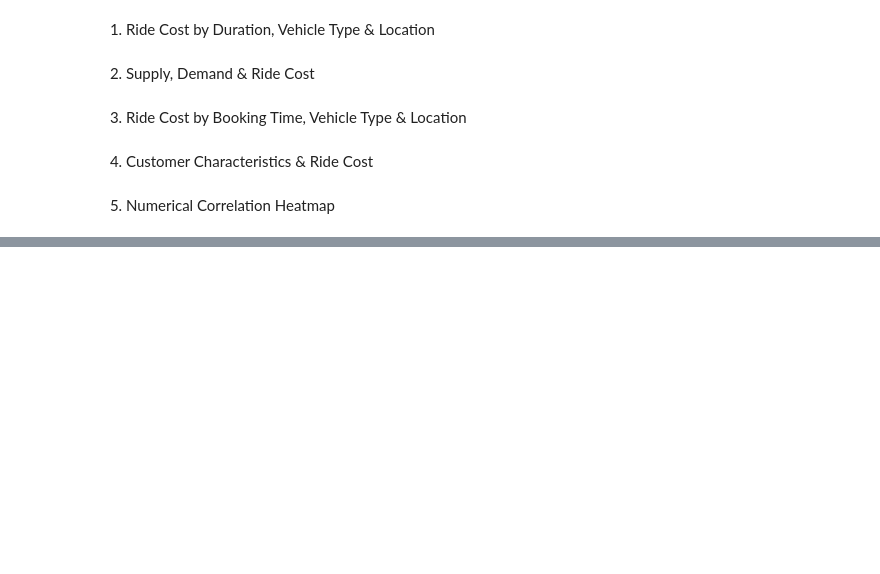
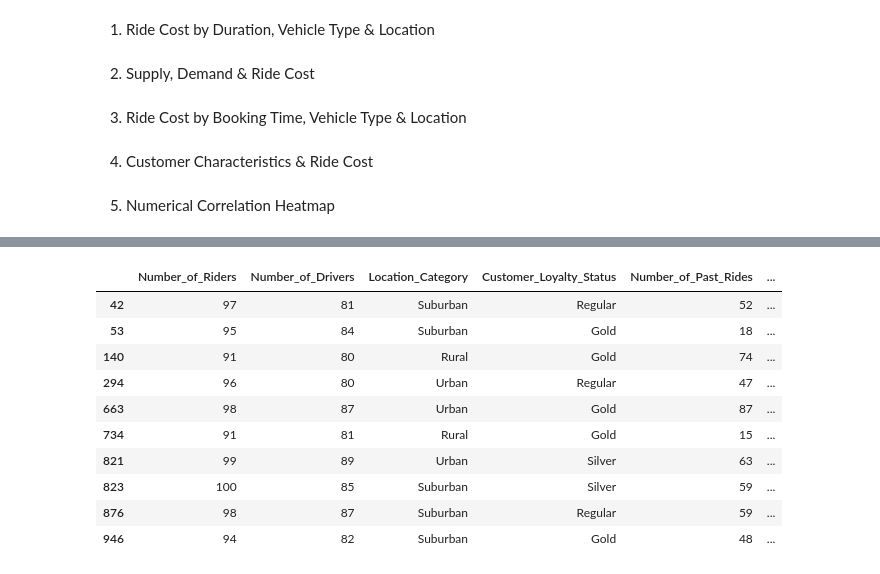
Before and after one commit to TejasMJ/Ride-Pricing-Analytics, a Jupyter notebook: notebooks/02_eda.ipynb, the cells around one changed output, grey strips where cells are left out. Saved outputs shown, nothing was run; the diff lists cells and outputs as text; code cells hidden in the pictures; blank space fills up the shorter version.

Commit message:
Outlier Analysis Completed

```diff
--- a/notebooks/02_eda.ipynb
+++ b/notebooks/02_eda.ipynb
@@ -573,0 +615,18 @@ fig.show()
+# %%
+# Inspecting potential outliers in Number_of_Drivers
+
+driver_outliers = df[df['Number_of_Drivers'] > 78.5]
+
+driver_outliers
+# %% [output]
+|  | Number_of_Riders | Number_of_Drivers | Location_Category | Customer_Loyalty_Status | Number_of_Past_Rides | ... |
+| 42 | 97 | 81 | Suburban | Regular | 52 | ... |
+| 53 | 95 | 84 | Suburban | Gold | 18 | ... |
+| 140 | 91 | 80 | Rural | Gold | 74 | ... |
+| 294 | 96 | 80 | Urban | Regular | 47 | ... |
+| 663 | 98 | 87 | Urban | Gold | 87 | ... |
+| 734 | 91 | 81 | Rural | Gold | 15 | ... |
+| 821 | 99 | 89 | Urban | Silver | 63 | ... |
+| 823 | 100 | 85 | Suburban | Silver | 59 | ... |
+| 876 | 98 | 87 | Suburban | Regular | 59 | ... |
+| 946 | 94 | 82 | Suburban | Gold | 48 | ... |
```
Also changed, not shown: parts of 4 cells of this notebook.
